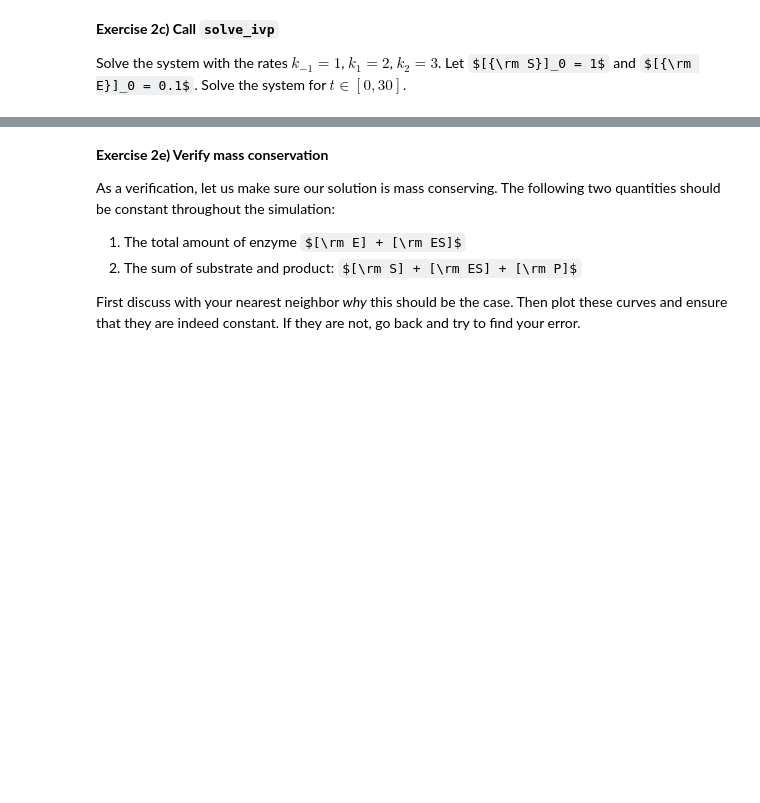
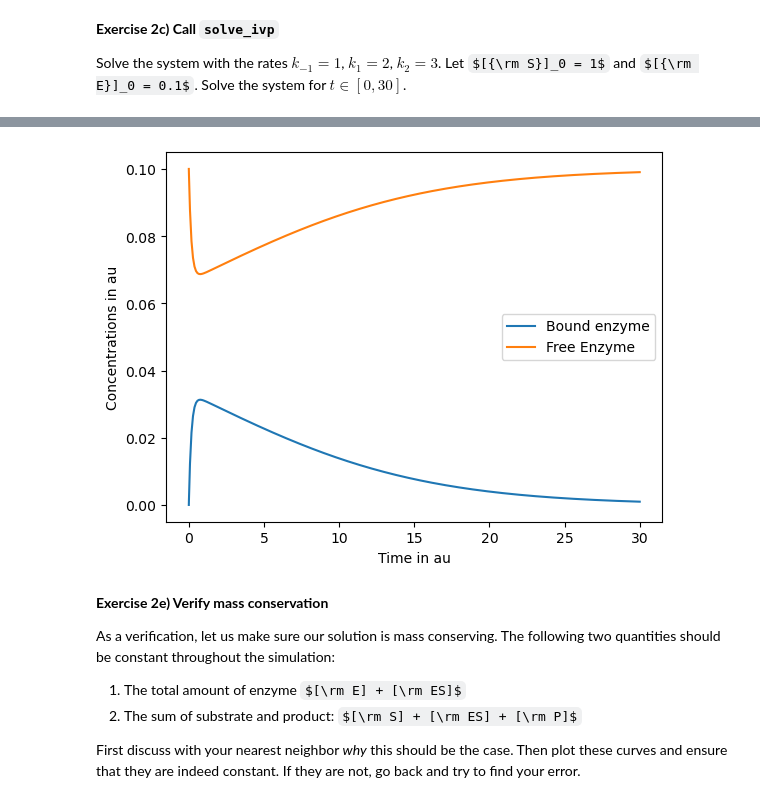
Before and after one commit to rakshakonanur/SSCP_lectures_RK, a Jupyter notebook: L02 (Physical Chemistry)/E2 — Exercises on Physical Chemistry.ipynb, the cells around one changed output, grey strips where cells are left out. Saved outputs shown, nothing was run; the diff lists cells and outputs as text; code cells hidden in the pictures; some formulas as TeX source; blank space fills up the shorter version.

```diff
--- a/L02 (Physical Chemistry)/E2 — Exercises on Physical Chemistry.ipynb
+++ b/L02 (Physical Chemistry)/E2 — Exercises on Physical Chemistry.ipynb
@@ -348,3 +347,13 @@ plt.show()
+# %%
+# Plot 2
+plt.plot(t, ES , label="Bound enzyme")
+plt.plot(t, E , label="Free Enzyme")
+plt.xlabel("Time in au") # au = arbritary units
+plt.ylabel("Concentrations in au")
+plt.legend()
+plt.show()
+# %% [output]
+[figure, added]
 # %% [markdown]
 **Exercise 2e) Verify mass conservation**
 
```
Also changed, not shown: parts of 10 cells of this notebook, 4 other files.
